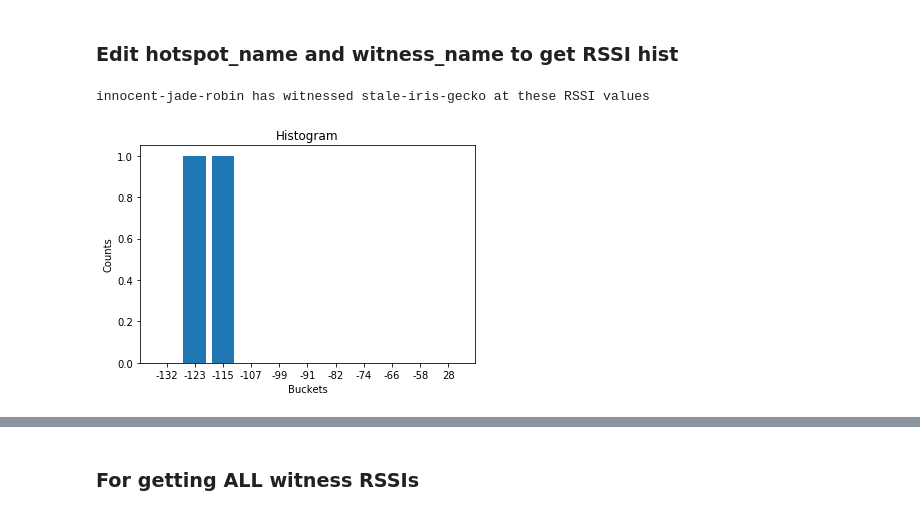
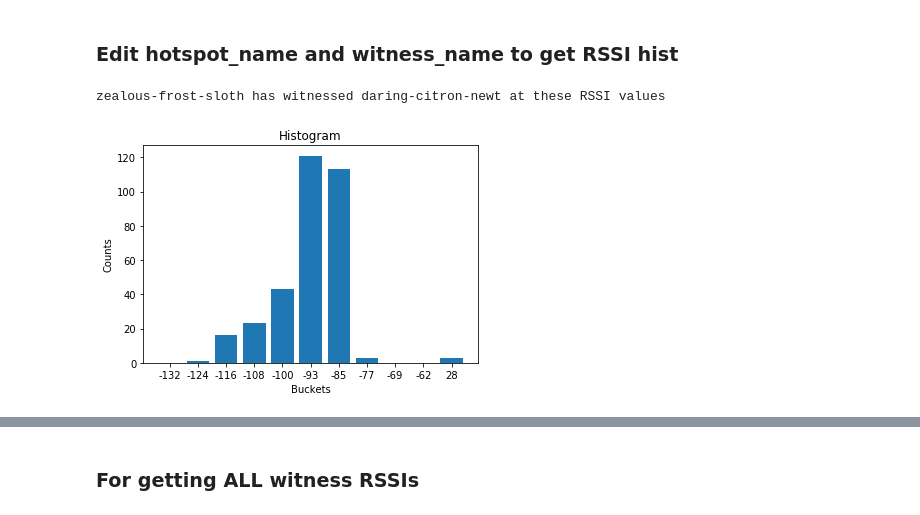
Before and after one commit to helium/ipython-target-modeling, a Jupyter notebook: poc_inspector.ipynb, the cells around one changed output, grey strips where cells are left out. Cells and saved outputs as stored; diff of their text form; code cells hidden in the pictures.

```diff
--- a/poc_inspector.ipynb
+++ b/poc_inspector.ipynb
@@ -149,5 +145,5 @@ witness_name = "innocent-jade-robin"
-# %%
-plot_single_witness_by_name(hotspot_name, witness_name)
-# %% [output]
-innocent-jade-robin has witnessed stale-iris-gecko at these RSSI values
-[figure, removed]
+# %%
+plot_single_witness_by_name("daring-citron-newt", "zealous-frost-sloth")
+# %% [output]
+zealous-frost-sloth has witnessed daring-citron-newt at these RSSI values
+[figure, added]
```
Also changed, not shown: parts of 6 cells of this notebook.
